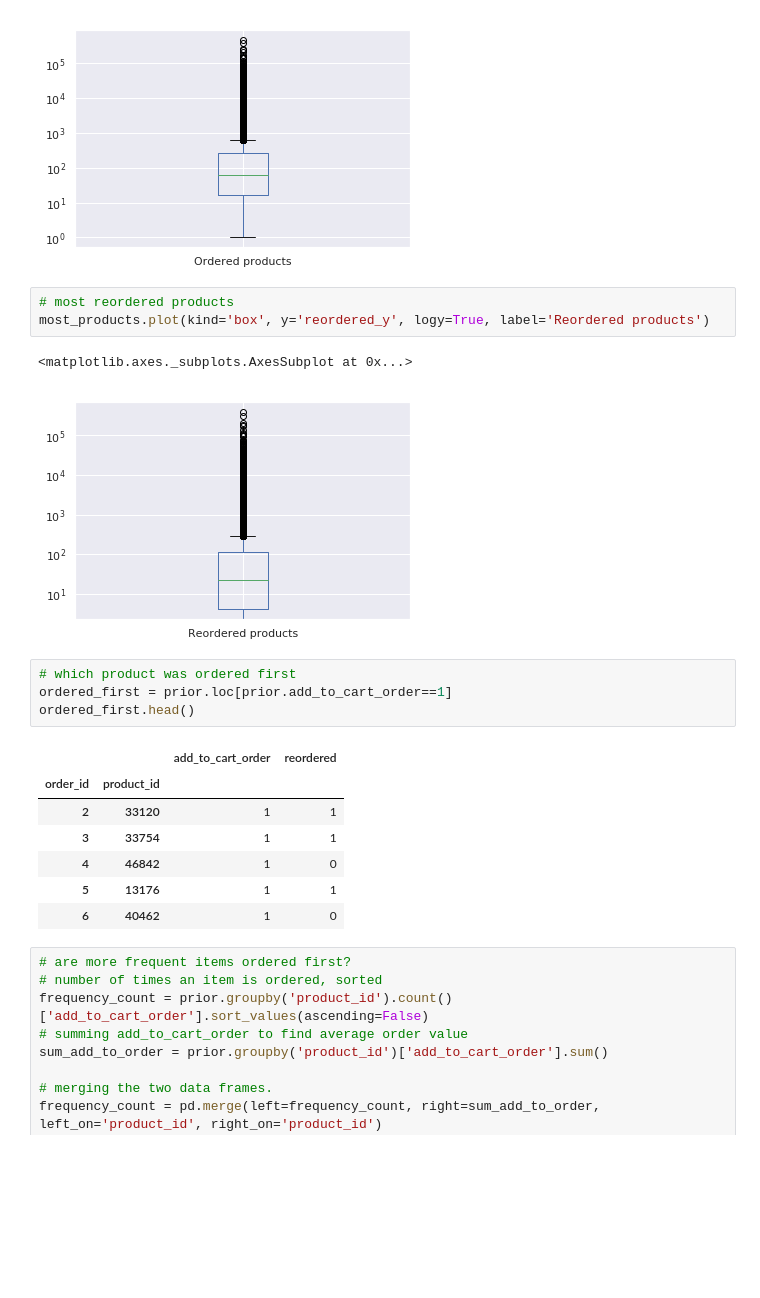
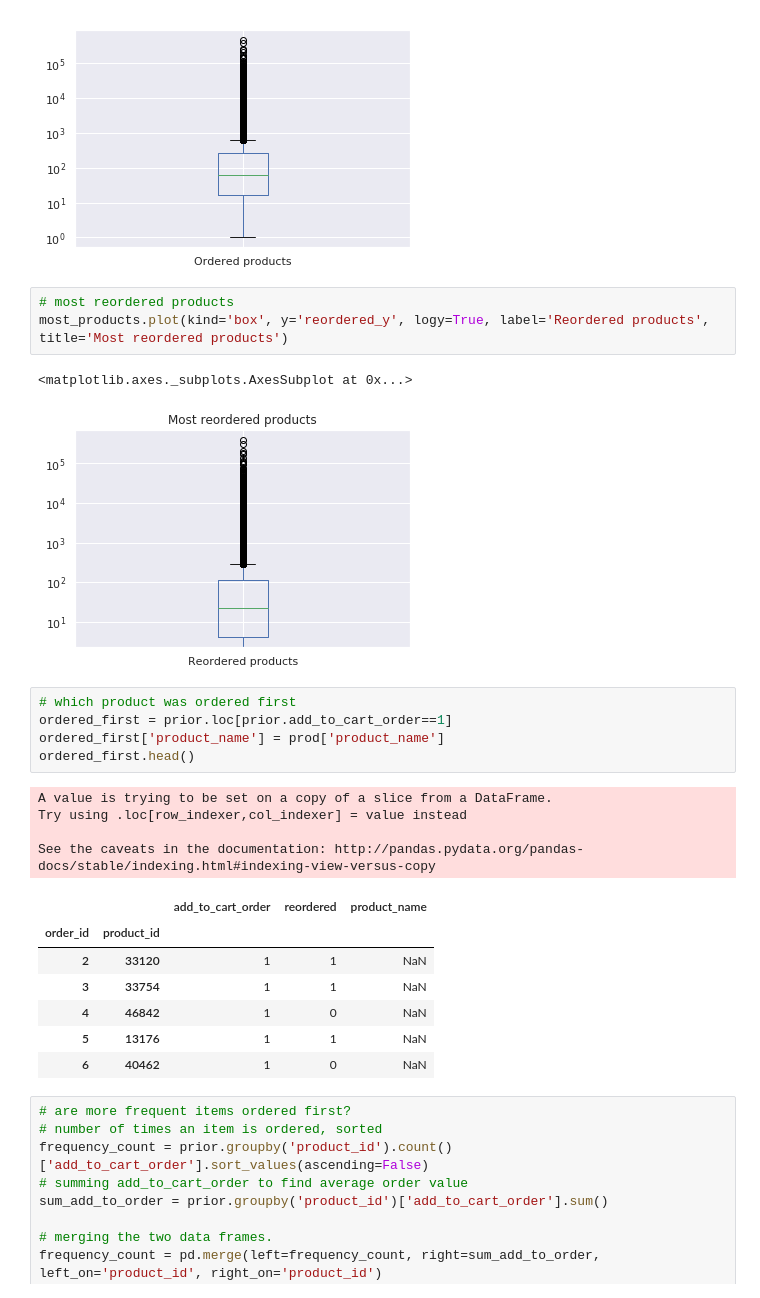
Before and after one commit to SDashev/Springboard-Capstone-1, a Jupyter notebook: insta_cart_1.ipynb, the cells around one changed output. Saved outputs shown, nothing was run; the diff lists cells and outputs as text; blank space fills up the shorter version.

```diff
--- a/insta_cart_1.ipynb
+++ b/insta_cart_1.ipynb
@@ -385,22 +375,27 @@ most_products.plot(kind='box', y='reordered_x', logy=True, label='Ordered produc
 [figure]
 # %%
 # most reordered products
-most_products.plot(kind='box', y='reordered_y', logy=True, label='Reordered products')
+most_products.plot(kind='box', y='reordered_y', logy=True, label='Reordered products', title='Most reordered products')
 # %% [output]
 <matplotlib.axes._subplots.AxesSubplot at 0x...>
-[figure, old version]
+[figure, new version]
 # %%
 # which product was ordered first
 ordered_first = prior.loc[prior.add_to_cart_order==1]
+ordered_first['product_name'] = prod['product_name']
 ordered_first.head()
 # %% [output]
+A value is trying to be set on a copy of a slice from a DataFrame.
+Try using .loc[row_indexer,col_indexer] = value instead
+
+See the caveats in the documentation: http://pandas.pydata.org/pandas-docs/stable/indexing.html#indexing-view-versus-copy
-|  |  | add_to_cart_order | reordered |
-| order_id | product_id |  |  |
-| 2 | 33120 | 1 | 1 |
-| 3 | 33754 | 1 | 1 |
-| 4 | 46842 | 1 | 0 |
-| 5 | 13176 | 1 | 1 |
-| 6 | 40462 | 1 | 0 |
+|  |  | add_to_cart_order | reordered | product_name |
+| order_id | product_id |  |  |  |
+| 2 | 33120 | 1 | 1 | NaN |
+| 3 | 33754 | 1 | 1 | NaN |
+| 4 | 46842 | 1 | 0 | NaN |
+| 5 | 13176 | 1 | 1 | NaN |
+| 6 | 40462 | 1 | 0 | NaN |
 # %%
 # are more frequent items ordered first?
 # number of times an item is ordered, sorted
```
Also changed, not shown: parts of 10 cells of this notebook.
